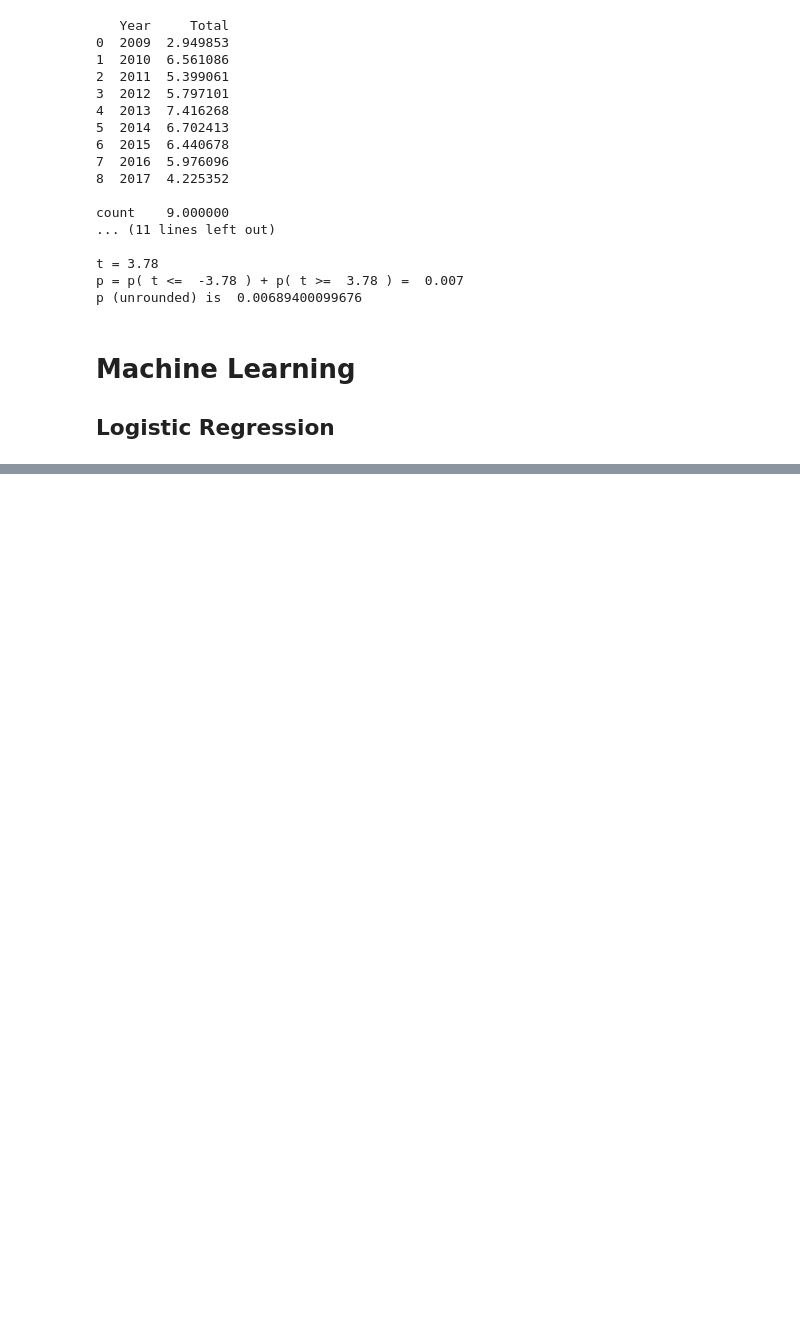
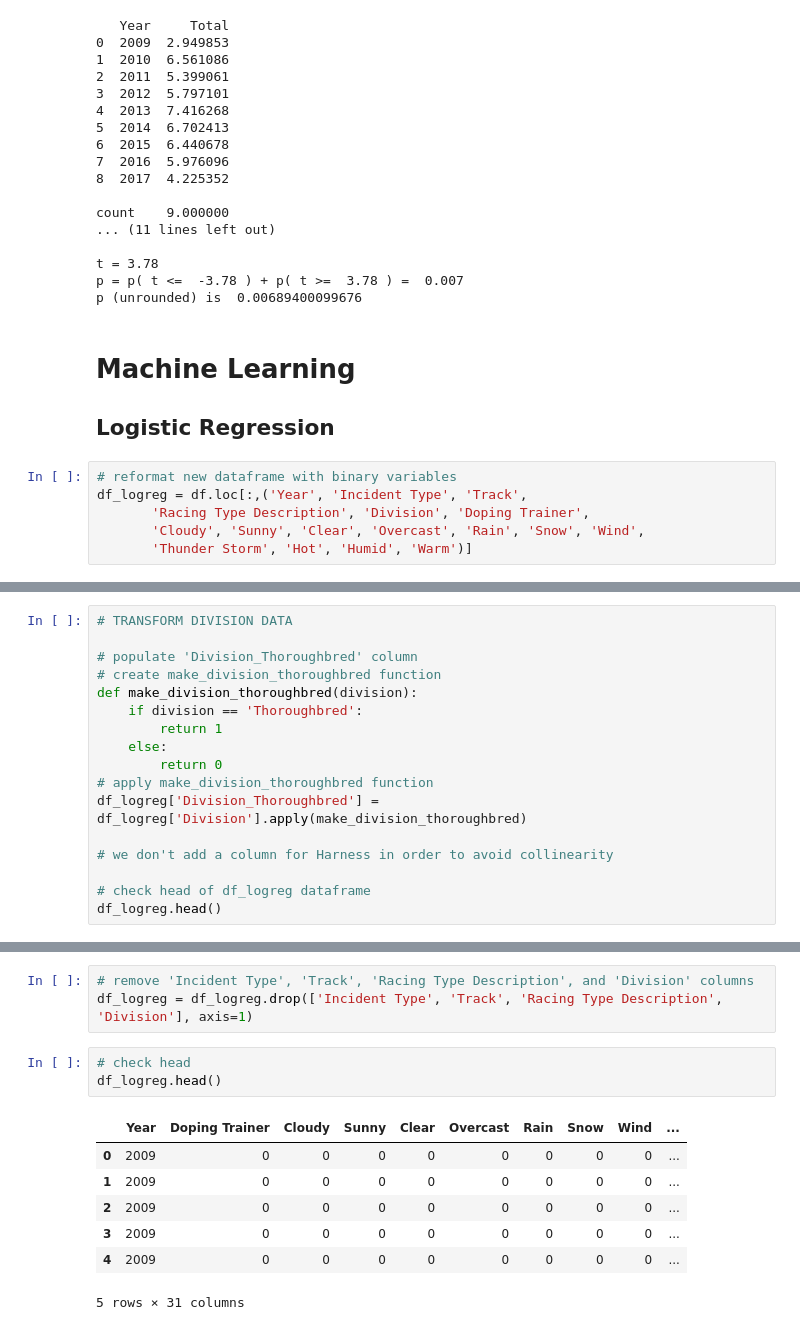
Before and after one commit to isabelvanzijl/Capstone-Project-1, a Jupyter notebook: Final_Analysis_Code.ipynb, the cells around one changed output, grey strips where cells are left out. Cells and saved outputs as stored; diff of their text form; blank space fills up the shorter version.

```diff
--- a/Final_Analysis_Code.ipynb
+++ b/Final_Analysis_Code.ipynb
@@ -842,3 +843,9 @@ p (unrounded) is  0.00689400099676
 # Machine Learning
 
 ## Logistic Regression
+# %%
+# reformat new dataframe with binary variables
+df_logreg = df.loc[:,('Year', 'Incident Type', 'Track',
+       'Racing Type Description', 'Division', 'Doping Trainer',
+       'Cloudy', 'Sunny', 'Clear', 'Overcast', 'Rain', 'Snow', 'Wind',
+       'Thunder Storm', 'Hot', 'Humid', 'Warm')]
@@ -844,0 +1042,17 @@ p (unrounded) is  0.00689400099676
+# %%
+# TRANSFORM DIVISION DATA
+
+# populate 'Division_Thoroughbred' column
+# create make_division_thoroughbred function
+def make_division_thoroughbred(division):
+    if division == 'Thoroughbred':
+        return 1
+    else:
+        return 0
+# apply make_division_thoroughbred function
+df_logreg['Division_Thoroughbred'] = df_logreg['Division'].apply(make_division_thoroughbred)
+
+# we don't add a column for Harness in order to avoid collinearity
+
+# check head of df_logreg dataframe
+df_logreg.head()
@@ -844,0 +1067,14 @@ p (unrounded) is  0.00689400099676
+# %%
+# remove 'Incident Type', 'Track', 'Racing Type Description', and 'Division' columns
+df_logreg = df_logreg.drop(['Incident Type', 'Track', 'Racing Type Description', 'Division'], axis=1)
+# %%
+# check head
+df_logreg.head()
+# %% [output]
+|  | Year | Doping Trainer | Cloudy | Sunny | Clear | Overcast | Rain | Snow | Wind | ... |
+| 0 | 2009 | 0 | 0 | 0 | 0 | 0 | 0 | 0 | 0 | ... |
+| 1 | 2009 | 0 | 0 | 0 | 0 | 0 | 0 | 0 | 0 | ... |
+| 2 | 2009 | 0 | 0 | 0 | 0 | 0 | 0 | 0 | 0 | ... |
+| 3 | 2009 | 0 | 0 | 0 | 0 | 0 | 0 | 0 | 0 | ... |
+| 4 | 2009 | 0 | 0 | 0 | 0 | 0 | 0 | 0 | 0 | ... |
+5 rows × 31 columns
```
Also changed, not shown: parts of 10 cells of this notebook.
